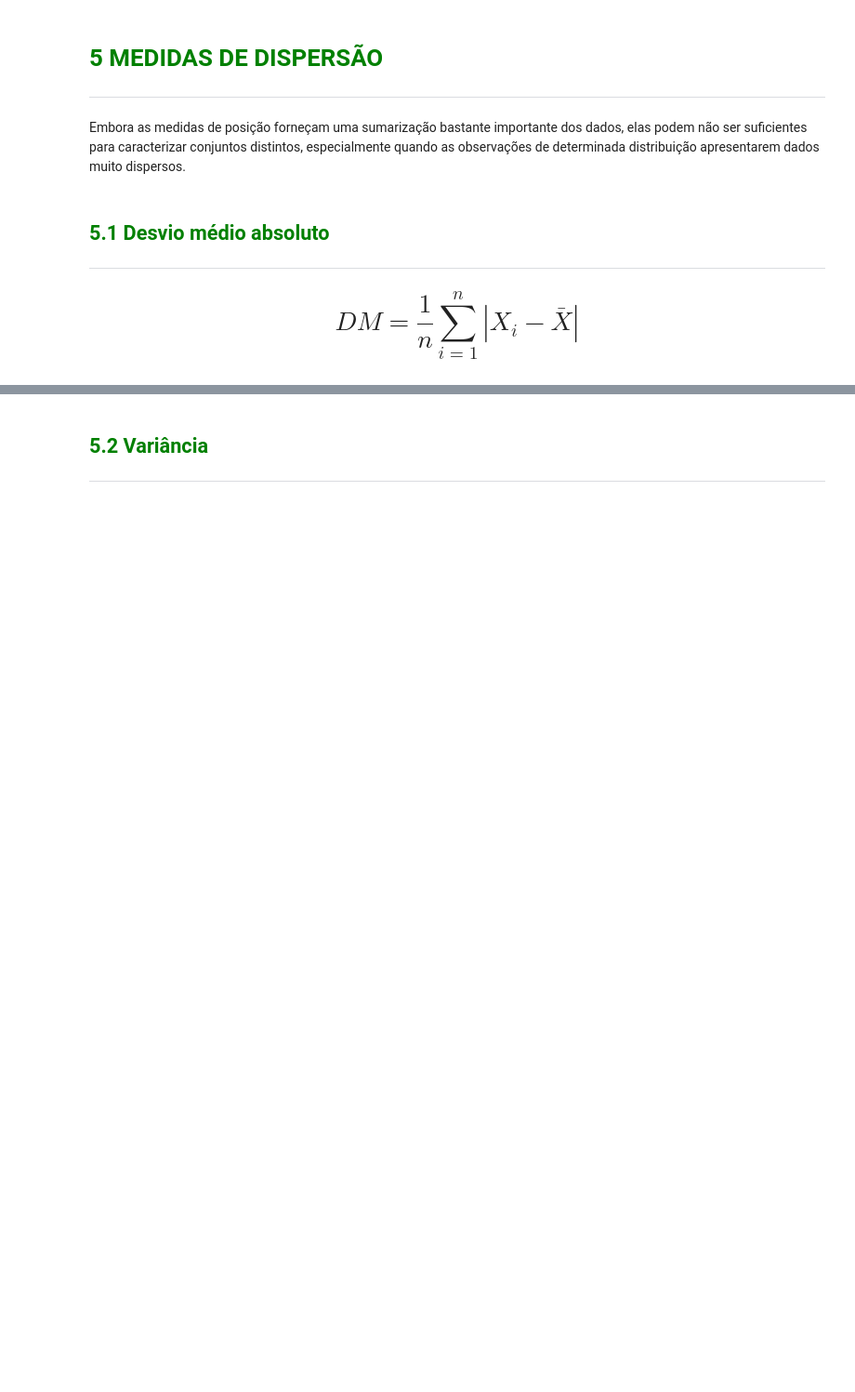
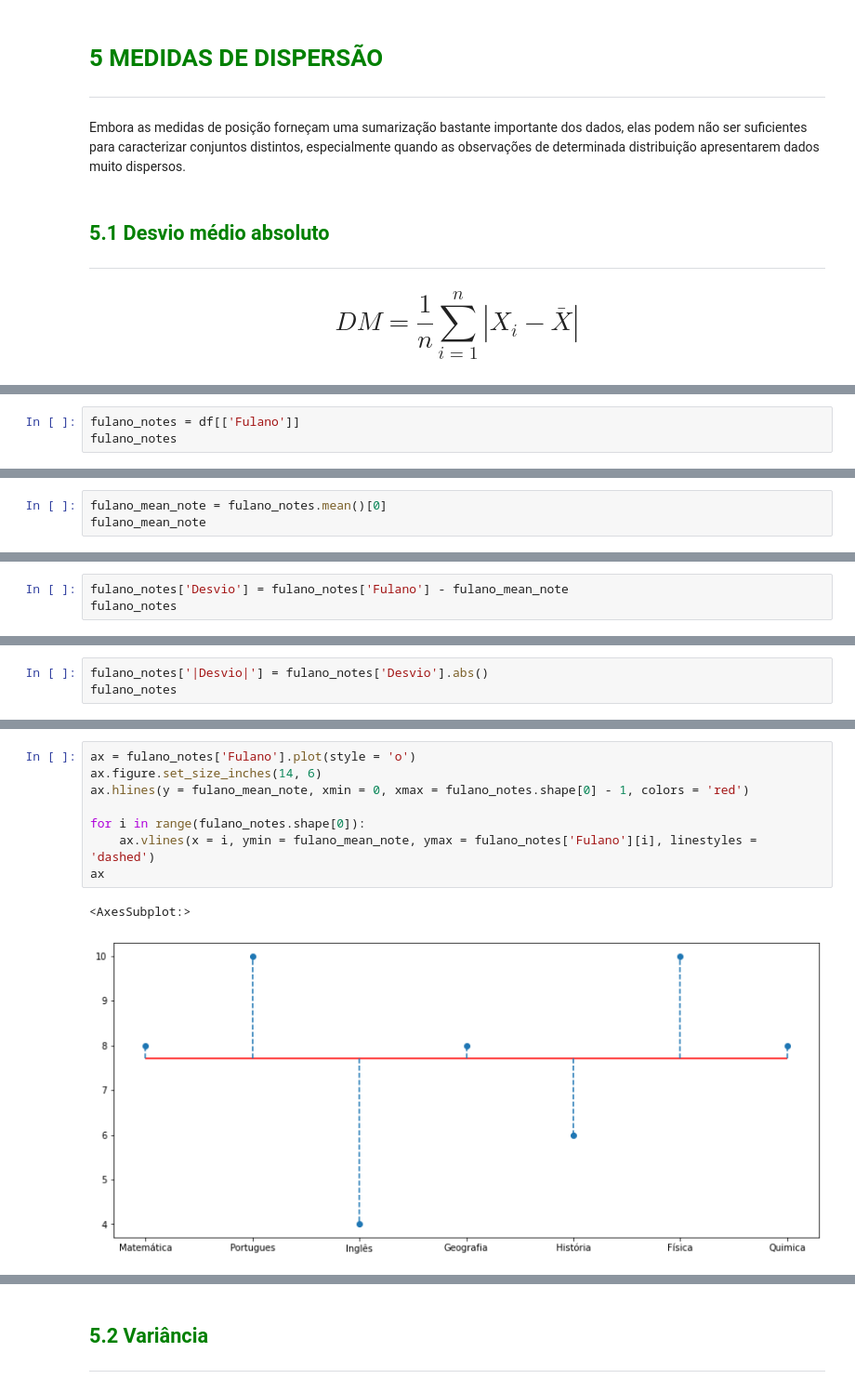
Before and after one commit to Gabriel-limadev/data_science_study, a Jupyter notebook: 3 - Estatística com Python: frequências e medidas/course files/Curso_de_Estatística_Parte_1.ipynb, the cells around one changed output, grey strips where cells are left out. Shown at 93% size. Drawn from its saved outputs; the diff is of its cells as text; blank space fills up the shorter version.

```diff
--- a/3 - Estatística com Python: frequências e medidas/course files/Curso_de_Estatística_Parte_1.ipynb
+++ b/3 - Estatística com Python: frequências e medidas/course files/Curso_de_Estatística_Parte_1.ipynb
@@ -1091,0 +1103,3 @@ Embora as medidas de posição forneçam uma sumarização bastante importante d
+# %%
+fulano_notes = df[['Fulano']]
+fulano_notes
@@ -1091,0 +1115,3 @@ Embora as medidas de posição forneçam uma sumarização bastante importante d
+# %%
+fulano_mean_note = fulano_notes.mean()[0]
+fulano_mean_note
@@ -1091,0 +1120,3 @@ Embora as medidas de posição forneçam uma sumarização bastante importante d
+# %%
+fulano_notes['Desvio'] = fulano_notes['Fulano'] - fulano_mean_note
+fulano_notes
@@ -1091,0 +1137,3 @@ Embora as medidas de posição forneçam uma sumarização bastante importante d
+# %%
+fulano_notes['|Desvio|'] = fulano_notes['Desvio'].abs()
+fulano_notes
@@ -1091,0 +1149,11 @@ Embora as medidas de posição forneçam uma sumarização bastante importante d
+# %%
+ax = fulano_notes['Fulano'].plot(style = 'o')
+ax.figure.set_size_inches(14, 6)
+ax.hlines(y = fulano_mean_note, xmin = 0, xmax = fulano_notes.shape[0] - 1, colors = 'red')
+
+for i in range(fulano_notes.shape[0]):
+    ax.vlines(x = i, ymin = fulano_mean_note, ymax = fulano_notes['Fulano'][i], linestyles = 'dashed')
+ax
+# %% [output]
+<AxesSubplot:>
+[figure, added]
```
Also changed, not shown: parts of 18 cells of this notebook.
